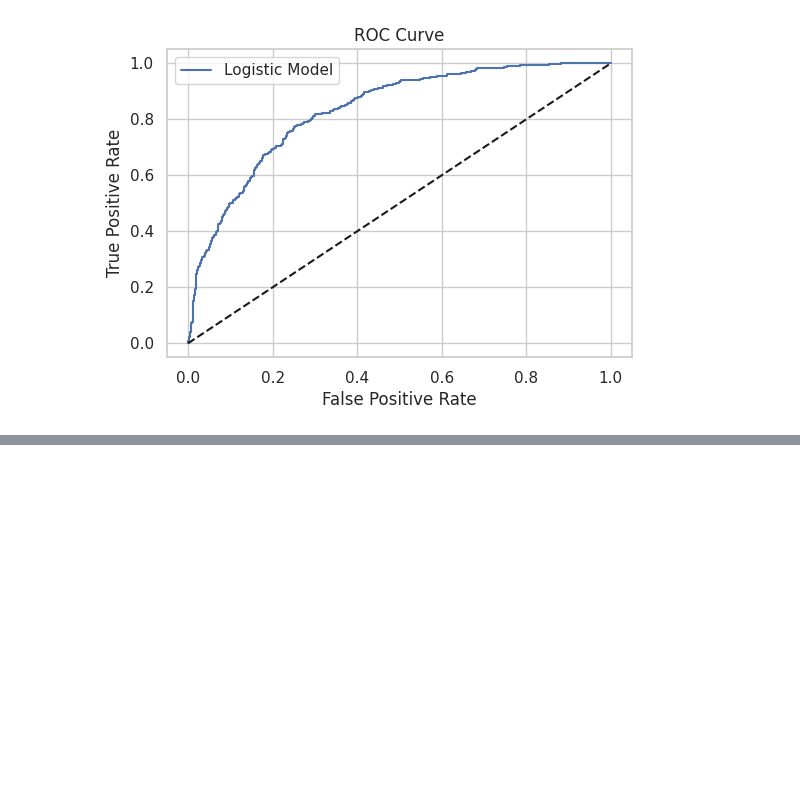
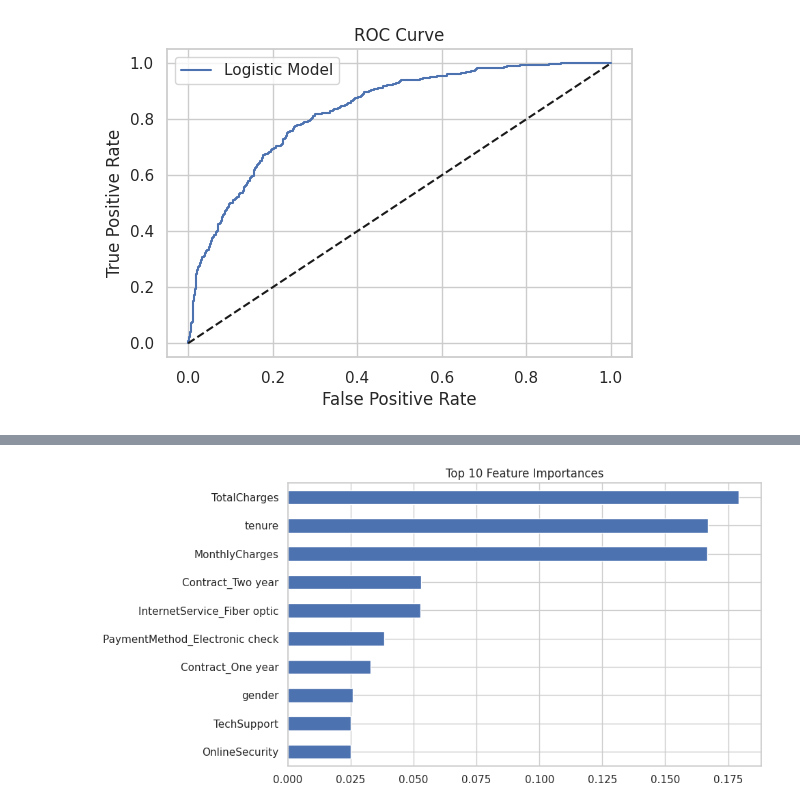
Before and after one commit to Datz-AsadAnalyst/Customer-churn-prediction, a Jupyter notebook: Customer_Churn_Prediction.ipynb, the cells around one changed output, grey strips where cells are left out. Saved outputs shown, nothing was run; the diff lists cells and outputs as text; code cells hidden in the pictures; blank space fills up the shorter version.

```diff
--- a/Customer_Churn_Prediction.ipynb
+++ b/Customer_Churn_Prediction.ipynb
@@ -127,0 +205,13 @@ ROC AUC Score: 0.8319157637533584
+# %%
+# Get feature importance
+importances = rf_model.feature_importances_
+feature_names = X.columns if hasattr(X, 'columns') else [f'Feature_{i}' for i in range(X.shape[1])]
+feat_imp = pd.Series(importances, index=feature_names).sort_values(ascending=False)
+
+# Plot
+feat_imp.head(10).plot(kind='barh', title='Top 10 Feature Importances', figsize=(10,5))
+plt.gca().invert_yaxis()
+plt.tight_layout()
+plt.show()
+# %% [output]
+[figure, added]
```
Also changed, not shown: parts of 4 cells of this notebook.
